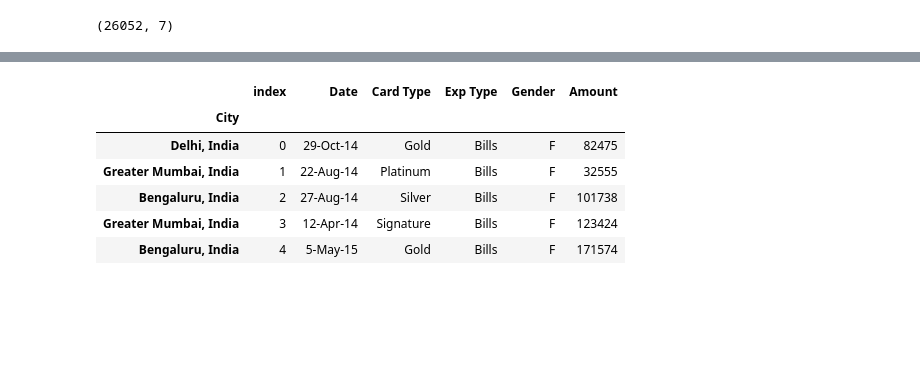
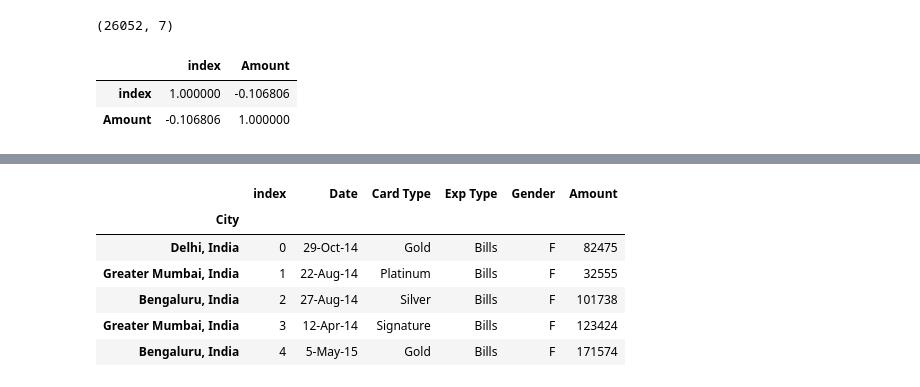
Before and after one commit to DeeptiVeena/Credit_Card_Analysis, a Jupyter notebook: Credit_card.ipynb, the cells around one changed output, grey strips where cells are left out. Drawn from its saved outputs; the diff is of its cells as text; code cells hidden in the pictures; blank space fills up the shorter version.

```diff
--- a/Credit_card.ipynb
+++ b/Credit_card.ipynb
@@ -27,4 +27,8 @@ df_card.shape # print the dimensions of the dataframe
 # %% [output]
 (26052, 7)
 # %%
-df.corr()
+df_card.corr()
+# %% [output]
+|  | index | Amount |
+| index | 1.000000 | -0.106806 |
+| Amount | -0.106806 | 1.000000 |
```
Also changed, not shown: parts of 8 cells of this notebook.
